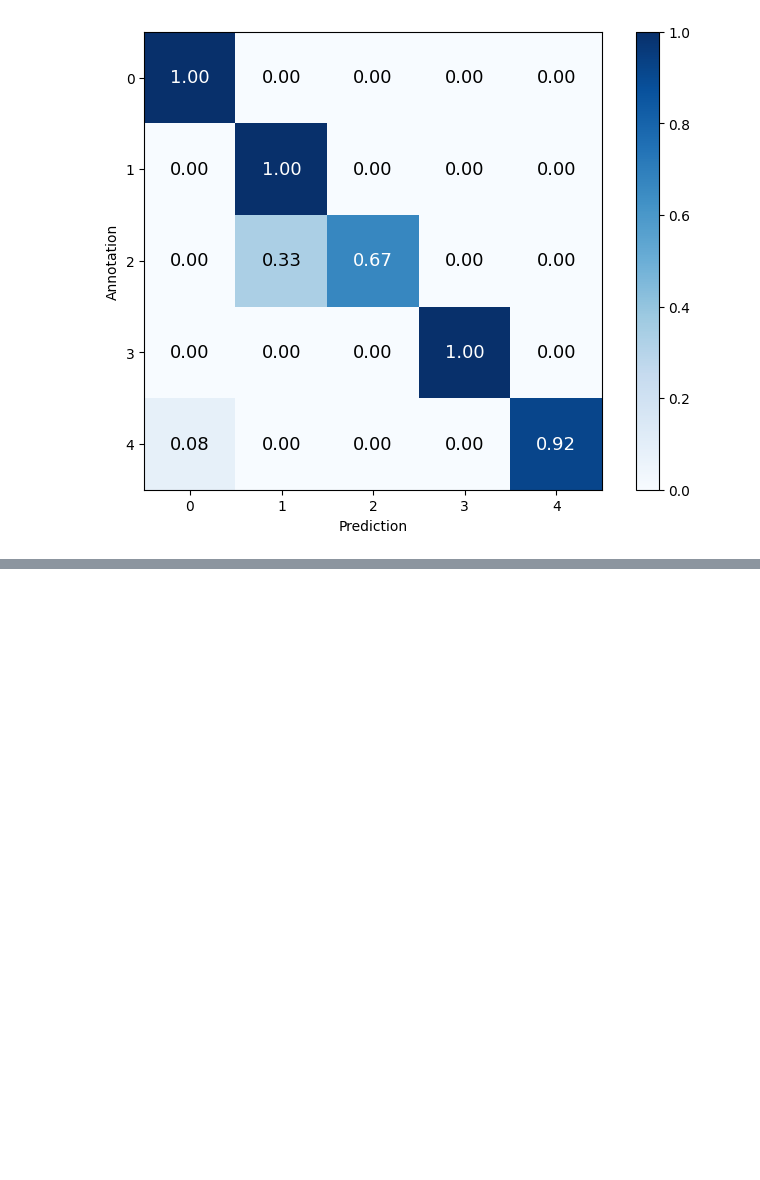
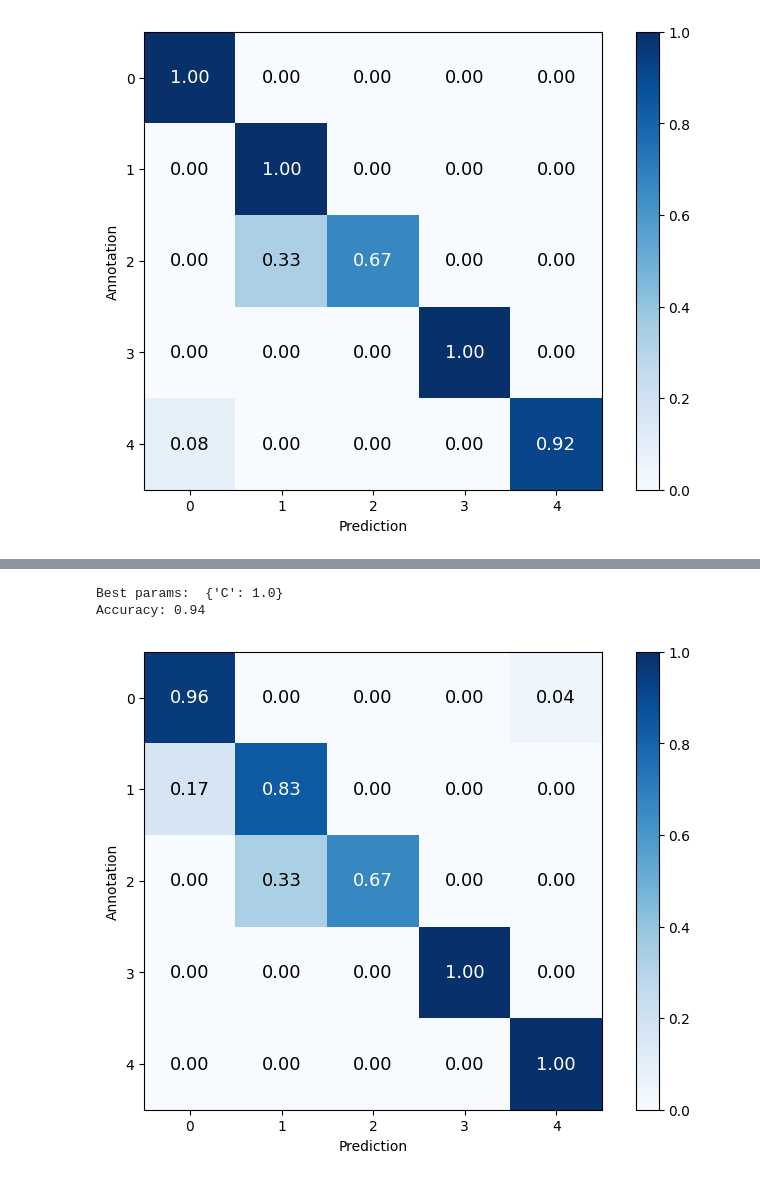
Before and after one commit to adrijmz/notebooks, a Jupyter notebook: drug-classification/drug_classification.ipynb, the cells around one changed output, grey strips where cells are left out. Drawn from its saved outputs; the diff is of its cells as text; code cells hidden in the pictures; blank space fills up the shorter version.

```diff
--- a/drug-classification/drug_classification.ipynb
+++ b/drug-classification/drug_classification.ipynb
@@ -207,0 +204,18 @@ Accuracy: 0.96
+# %%
+from sklearn.tree import DecisionTreeClassifier
+#Decision Tree
+
+param_grid = {
+    'criterion': ['gini', 'entropy', 'log_loss']
+}
+
+clf = DecisionTreeClassifier()
+grid = GridSearchCV(clf, param_grid, cv=5, scoring='accuracy')
+grid.fit(X_train, y_train)
+
+best_model = grid.best_estimator_
+print('Best params: ', grid.best_params_)
+
+y_pred = best_model.predict(X_test)
+
+print_metrics(y_test, y_pred, categories)
@@ -207,0 +226,22 @@ Accuracy: 0.96
+# %%
+from sklearn.svm import SVC
+#SVM
+
+param_grid = {
+    'C': [0.001, 0.01, 0.1, 1.0]
+}
+
+clf = SVC()
+grid = GridSearchCV(clf, param_grid, cv=5, scoring='accuracy')
+grid.fit(X_train, y_train)
+
+best_model = grid.best_estimator_
+print('Best params: ', grid.best_params_)
+
+y_pred = best_model.predict(X_test)
+
+print_metrics(y_test, y_pred, categories)
+# %% [output]
+Best params:  {'C': 1.0}
+Accuracy: 0.94
+[figure, added]
```
Also changed, not shown: parts of 3 cells of this notebook.
